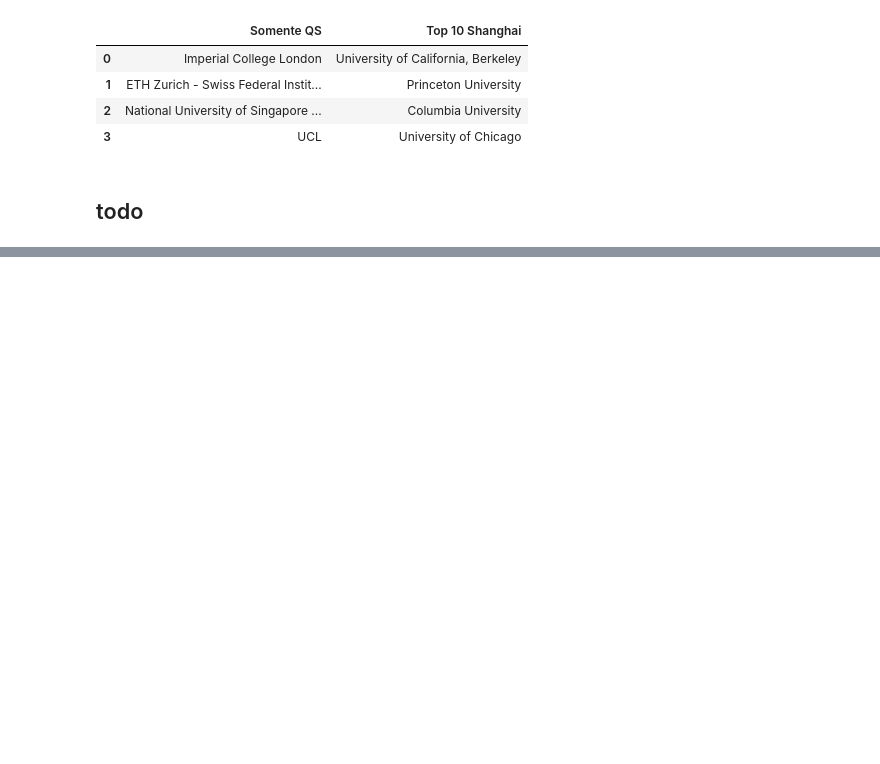
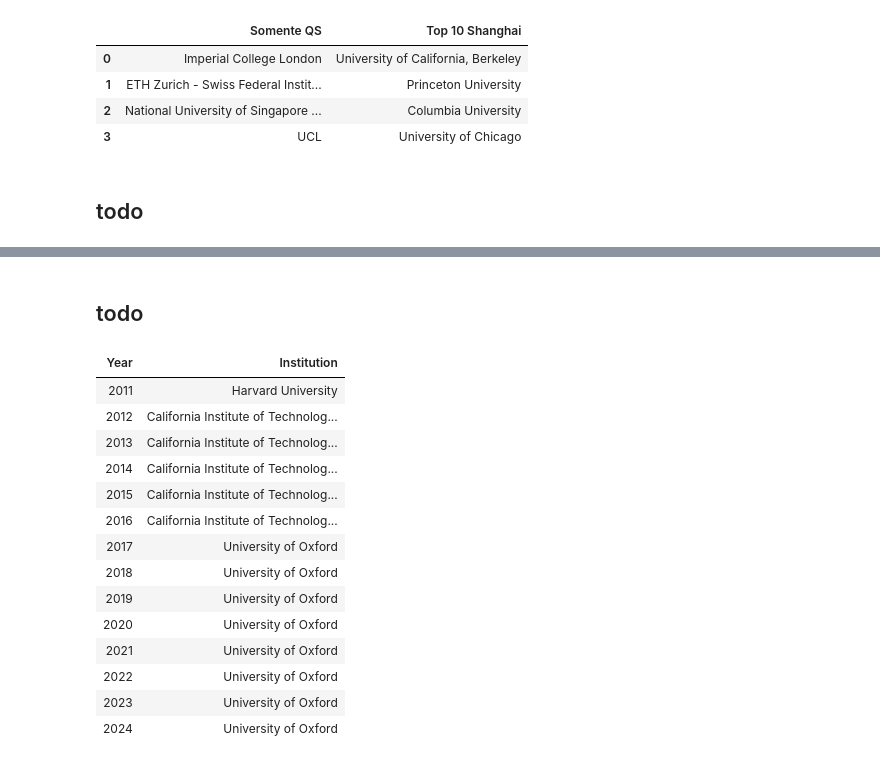
Before and after one commit to RodolfoPCruz/education_analysis, a Jupyter notebook: Comparativo/Comparativo.ipynb, the cells around one changed output, grey strips where cells are left out. Cells and saved outputs as stored; diff of their text form; code cells hidden in the pictures; blank space fills up the shorter version.

```diff
--- a/Comparativo/Comparativo.ipynb
+++ b/Comparativo/Comparativo.ipynb
@@ -726,0 +789,23 @@ comparativo_QS_Shanghai
+# %% [markdown]
+## todo
+# %%
+#Universidades que oucuparam as primeiras posições dos rankings THE ao longo dos anos
+
+primeiro_lugar_THE=ranking_the[ranking_the['rank']=='1'].loc[:,['Year','Institution']].reset_index(drop=True)
+primeiro_lugar_THE.style.format().hide(axis='index')
+# %% [output]
+| Year | Institution |
+| 2011 | Harvard University |
+| 2012 | California Institute of Technolog... |
+| 2013 | California Institute of Technolog... |
+| 2014 | California Institute of Technolog... |
+| 2015 | California Institute of Technolog... |
+| 2016 | California Institute of Technolog... |
+| 2017 | University of Oxford |
+| 2018 | University of Oxford |
+| 2019 | University of Oxford |
+| 2020 | University of Oxford |
+| 2021 | University of Oxford |
+| 2022 | University of Oxford |
+| 2023 | University of Oxford |
+| 2024 | University of Oxford |
```
Also changed, not shown: parts of 14 cells of this notebook.
